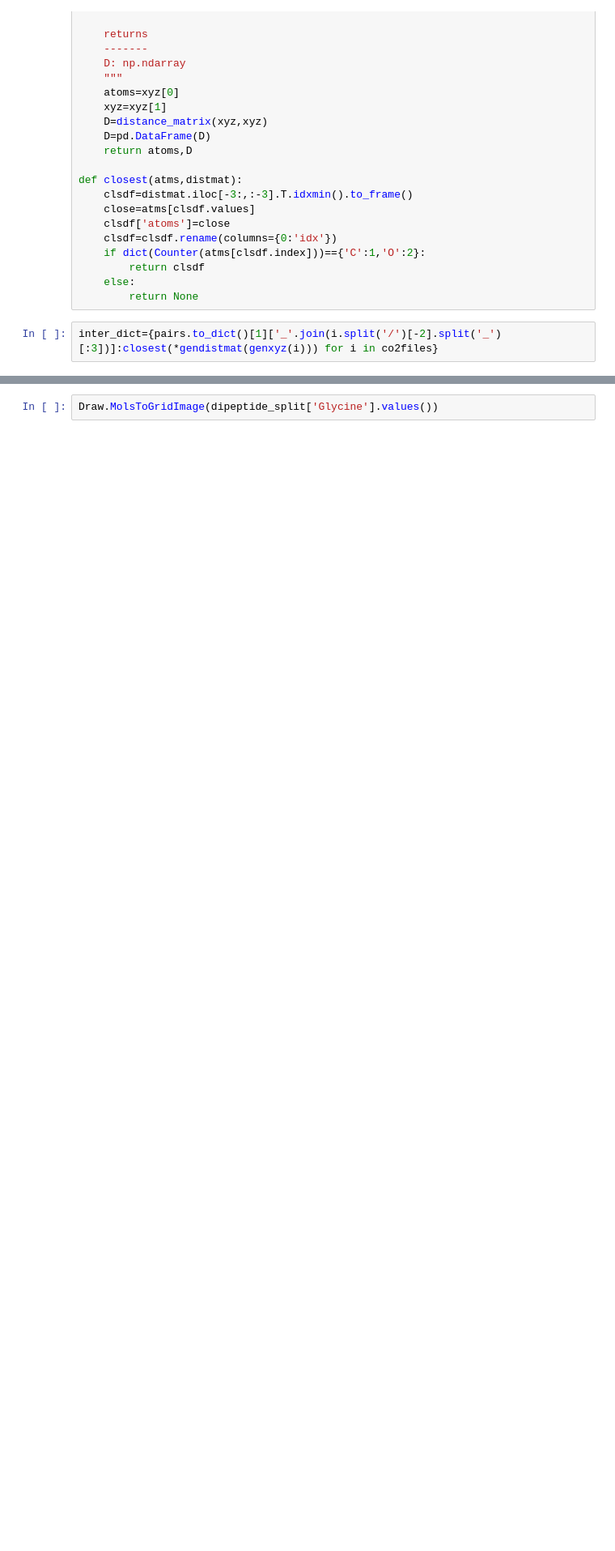
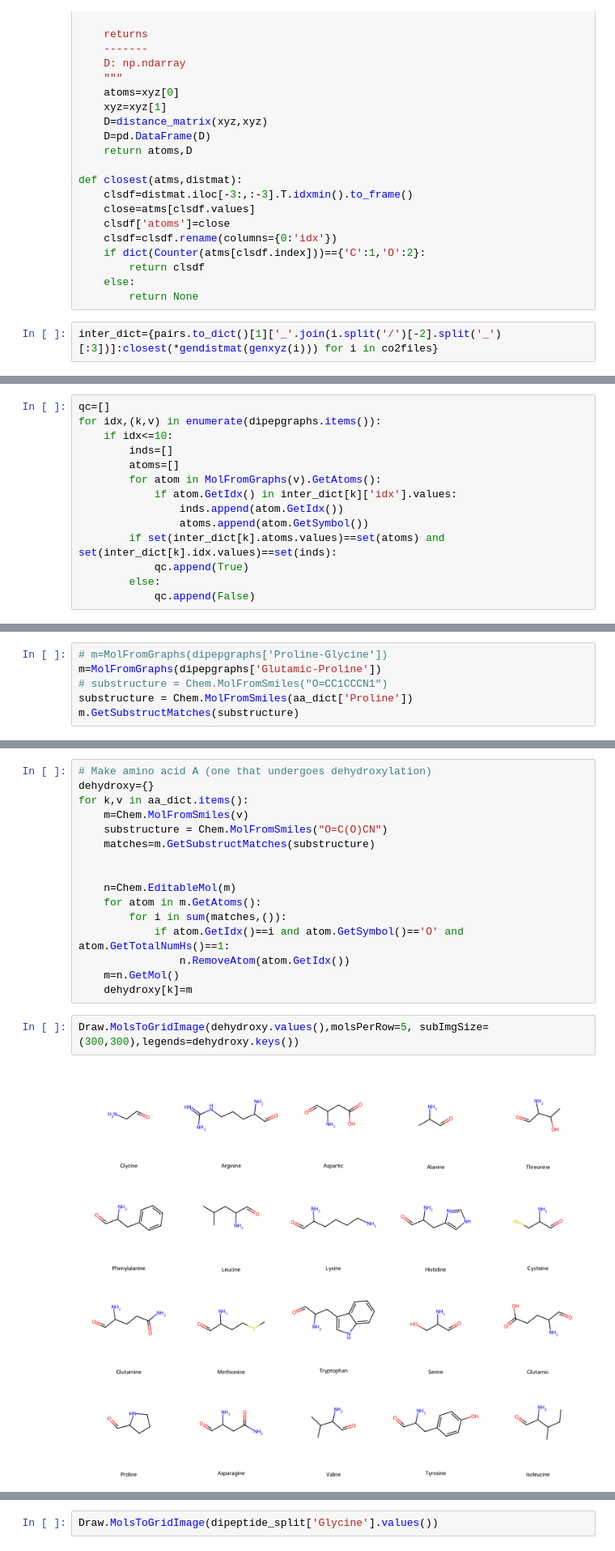
Before and after one commit to ChemRacer/dipeptide_co2, a Jupyter notebook: interaction_sites.ipynb, the cells around one changed output, grey strips where cells are left out. Shown: that part at 81% size. Saved outputs shown, nothing was run; the diff lists cells and outputs as text; blank space fills up the shorter version.

```diff
--- a/interaction_sites.ipynb
+++ b/interaction_sites.ipynb
@@ -180,0 +331,14 @@ array([[0, 1, 0, ..., 0, 0, 0],
+# %%
+qc=[]
+for idx,(k,v) in enumerate(dipepgraphs.items()):
+    if idx<=10:
+        inds=[]
+        atoms=[]
+        for atom in MolFromGraphs(v).GetAtoms():
+            if atom.GetIdx() in inter_dict[k]['idx'].values:
+                inds.append(atom.GetIdx())
+                atoms.append(atom.GetSymbol())
+        if set(inter_dict[k].atoms.values)==set(atoms) and set(inter_dict[k].idx.values)==set(inds):
+            qc.append(True)
+        else:
+            qc.append(False)
@@ -180,0 +364,6 @@ array([[0, 1, 0, ..., 0, 0, 0],
+# %%
+# m=MolFromGraphs(dipepgraphs['Proline-Glycine'])
+m=MolFromGraphs(dipepgraphs['Glutamic-Proline'])
+# substructure = Chem.MolFromSmiles("O=CC1CCCN1")
+substructure = Chem.MolFromSmiles(aa_dict['Proline'])
+m.GetSubstructMatches(substructure)
@@ -180,0 +374,20 @@ array([[0, 1, 0, ..., 0, 0, 0],
+# %%
+# Make amino acid A (one that undergoes dehydroxylation)
+dehydroxy={}
+for k,v in aa_dict.items():
+    m=Chem.MolFromSmiles(v)
+    substructure = Chem.MolFromSmiles("O=C(O)CN")
+    matches=m.GetSubstructMatches(substructure)
+
+
+    n=Chem.EditableMol(m)
+    for atom in m.GetAtoms():
+        for i in sum(matches,()):
+            if atom.GetIdx()==i and atom.GetSymbol()=='O' and atom.GetTotalNumHs()==1:
+                n.RemoveAtom(atom.GetIdx())
+    m=n.GetMol()
+    dehydroxy[k]=m
+# %%
+Draw.MolsToGridImage(dehydroxy.values(),molsPerRow=5, subImgSize=(300,300),legends=dehydroxy.keys())
+# %% [output]
+[figure, added]
```
Also changed, not shown: parts of 31 cells of this notebook, 1 other file.
